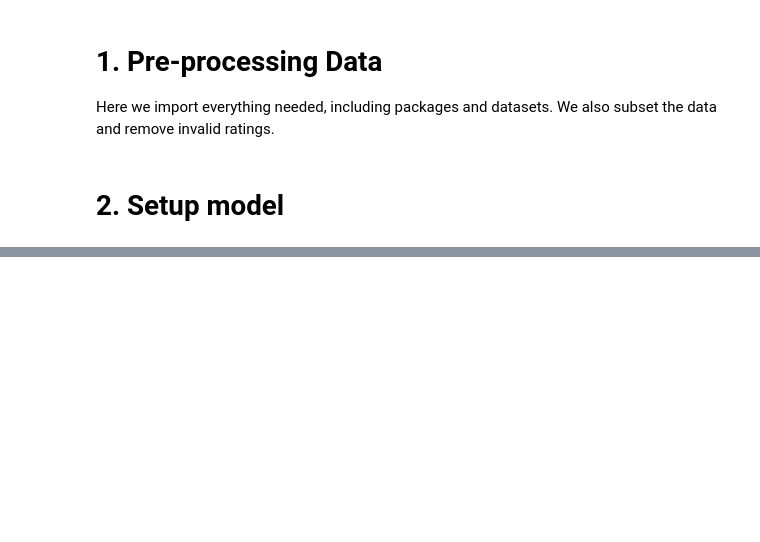
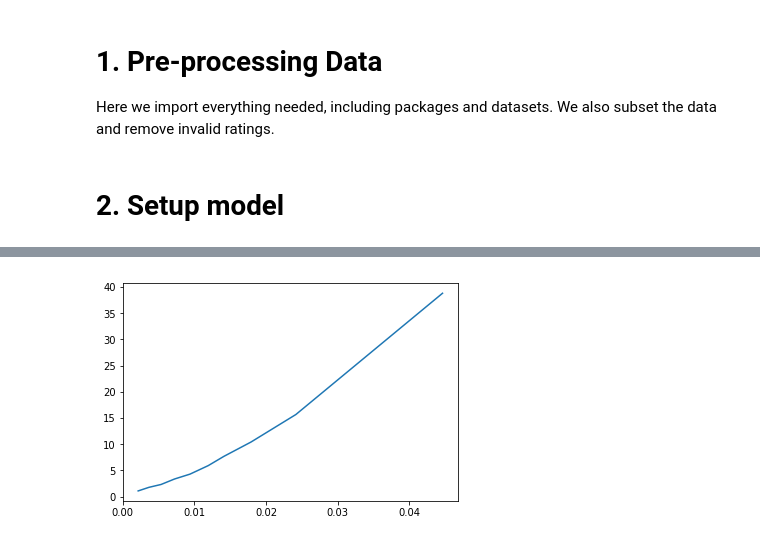
Before and after one commit to htmajorcn/Personalization-Final-Project, a Jupyter notebook: Final Project.ipynb, the cells around one changed output, grey strips where cells are left out. Drawn from its saved outputs; the diff is of its cells as text; code cells hidden in the pictures; blank space fills up the shorter version.

```diff
--- a/Final Project.ipynb
+++ b/Final Project.ipynb
@@ -199,0 +106,8 @@ test
+# %%
+preAtK = []
+for m in mats:
+    int_train,int_test,_ = getMatrix(m)
+    model.fit(int_train, epochs=30)
+    test_precision = precision_at_k(model, int_test, int_train, k=5).mean()
+    print(test_precision)
+    preAtK.append(test_precision)
@@ -199,0 +128,8 @@ test
+# %%
+def getPercent(m):
+    fill = sum(m['anime_id'])
+    userNum = len(m.index.unique())
+    ratingSam = rating_sample[rating_sample['user_id'].isin(m.index.values)]
+    itemNum = len(ratingSam['anime_id'].unique())
+    percentage = fill / (userNum*itemNum)
+    return percentage
@@ -199,0 +141,11 @@ test
+# %%
+import time
+timeL = []
+for m in mats:
+    start = time.time()
+    int_train,int_test,item_feature = getMatrix(m)
+    model.fit(int_train, epochs=30)
+    stop = time.time()
+    duration = stop-start
+    print(duration)
+    timeL.append(duration)
@@ -199,0 +163,10 @@ test
+# %%
+dens = []
+for m in mats:
+    dens.append(getPercent(m))
+# %%
+import matplotlib.pyplot as plt
+plt.plot(dens, timeL)
+plt.show()
+# %% [output]
+[figure, added]
```
Also changed, not shown: parts of 70 cells of this notebook.
